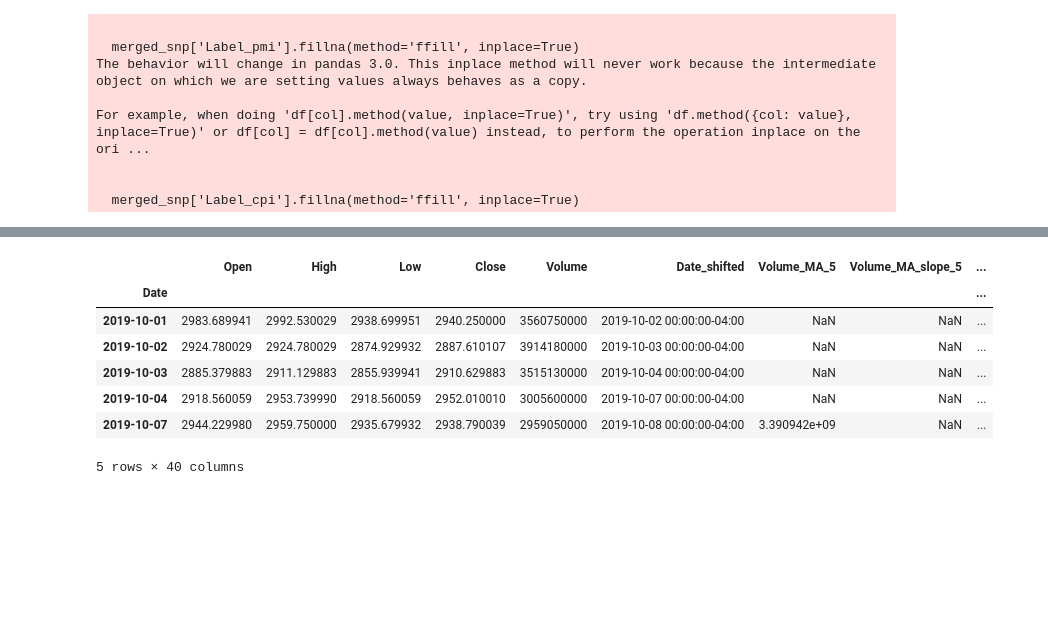
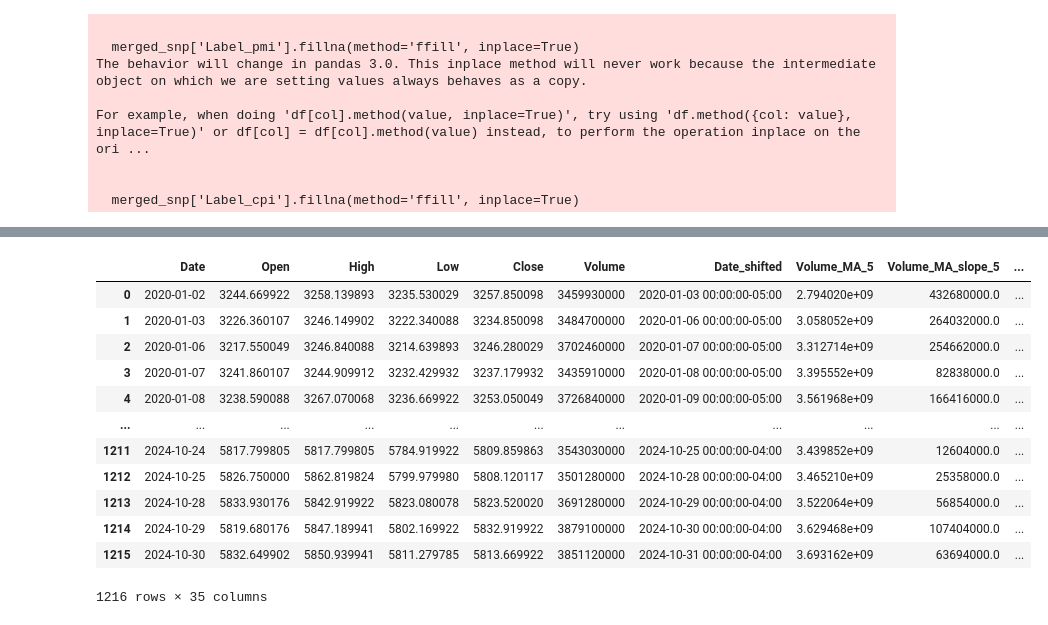
Before and after one commit to yeuidowanter/data_analysis, a Jupyter notebook: test.ipynb, the cells around one changed output, grey strips where cells are left out. Saved outputs shown, nothing was run; the diff lists cells and outputs as text; code cells hidden in the pictures; blank space fills up the shorter version.

```diff
--- a/test.ipynb
+++ b/test.ipynb
@@ -943,11 +1003,18 @@ memory usage: 410.0+ KB
+# %%
+merged_snp=pd.read_csv('/Users/jiwon/bdata/cscfiles/merged_snp.csv')
 # %%
-merged_snp.head()
+merged_snp
 # %% [output]
-|  | Open | High | Low | Close | Volume | Date_shifted | Volume_MA_5 | Volume_MA_slope_5 | ... |
-| Date |  |  |  |  |  |  |  |  | ... |
-| 2019-10-01 | 2983.689941 | 2992.530029 | 2938.699951 | 2940.250000 | 3560750000 | 2019-10-02 00:00:00-04:00 | NaN | NaN | ... |
-| 2019-10-02 | 2924.780029 | 2924.780029 | 2874.929932 | 2887.610107 | 3914180000 | 2019-10-03 00:00:00-04:00 | NaN | NaN | ... |
-| 2019-10-03 | 2885.379883 | 2911.129883 | 2855.939941 | 2910.629883 | 3515130000 | 2019-10-04 00:00:00-04:00 | NaN | NaN | ... |
-| 2019-10-04 | 2918.560059 | 2953.739990 | 2918.560059 | 2952.010010 | 3005600000 | 2019-10-07 00:00:00-04:00 | NaN | NaN | ... |
-| 2019-10-07 | 2944.229980 | 2959.750000 | 2935.679932 | 2938.790039 | 2959050000 | 2019-10-08 00:00:00-04:00 | 3.390942e+09 | NaN | ... |
+|  | Date | Open | High | Low | Close | Volume | Date_shifted | Volume_MA_5 | Volume_MA_slope_5 | ... |
+| 0 | 2020-01-02 | 3244.669922 | 3258.139893 | 3235.530029 | 3257.850098 | 3459930000 | 2020-01-03 00:00:00-05:00 | 2.794020e+09 | 432680000.0 | ... |
+| 1 | 2020-01-03 | 3226.360107 | 3246.149902 | 3222.340088 | 3234.850098 | 3484700000 | 2020-01-06 00:00:00-05:00 | 3.058052e+09 | 264032000.0 | ... |
+| 2 | 2020-01-06 | 3217.550049 | 3246.840088 | 3214.639893 | 3246.280029 | 3702460000 | 2020-01-07 00:00:00-05:00 | 3.312714e+09 | 254662000.0 | ... |
+| 3 | 2020-01-07 | 3241.860107 | 3244.909912 | 3232.429932 | 3237.179932 | 3435910000 | 2020-01-08 00:00:00-05:00 | 3.395552e+09 | 82838000.0 | ... |
+| 4 | 2020-01-08 | 3238.590088 | 3267.070068 | 3236.669922 | 3253.050049 | 3726840000 | 2020-01-09 00:00:00-05:00 | 3.561968e+09 | 166416000.0 | ... |
+| ... | ... | ... | ... | ... | ... | ... | ... | ... | ... | ... |
+| 1211 | 2024-10-24 | 5817.799805 | 5817.799805 | 5784.919922 | 5809.859863 | 3543030000 | 2024-10-25 00:00:00-04:00 | 3.439852e+09 | 12604000.0 | ... |
+| 1212 | 2024-10-25 | 5826.750000 | 5862.819824 | 5799.979980 | 5808.120117 | 3501280000 | 2024-10-28 00:00:00-04:00 | 3.465210e+09 | 25358000.0 | ... |
+| 1213 | 2024-10-28 | 5833.930176 | 5842.919922 | 5823.080078 | 5823.520020 | 3691280000 | 2024-10-29 00:00:00-04:00 | 3.522064e+09 | 56854000.0 | ... |
+| 1214 | 2024-10-29 | 5819.680176 | 5847.189941 | 5802.169922 | 5832.919922 | 3879100000 | 2024-10-30 00:00:00-04:00 | 3.629468e+09 | 107404000.0 | ... |
+| 1215 | 2024-10-30 | 5832.649902 | 5850.939941 | 5811.279785 | 5813.669922 | 3851120000 | 2024-10-31 00:00:00-04:00 | 3.693162e+09 | 63694000.0 | ... |
-5 rows × 40 columns
+1216 rows × 35 columns
```
Also changed, not shown: parts of 17 cells of this notebook, 2 other files.
